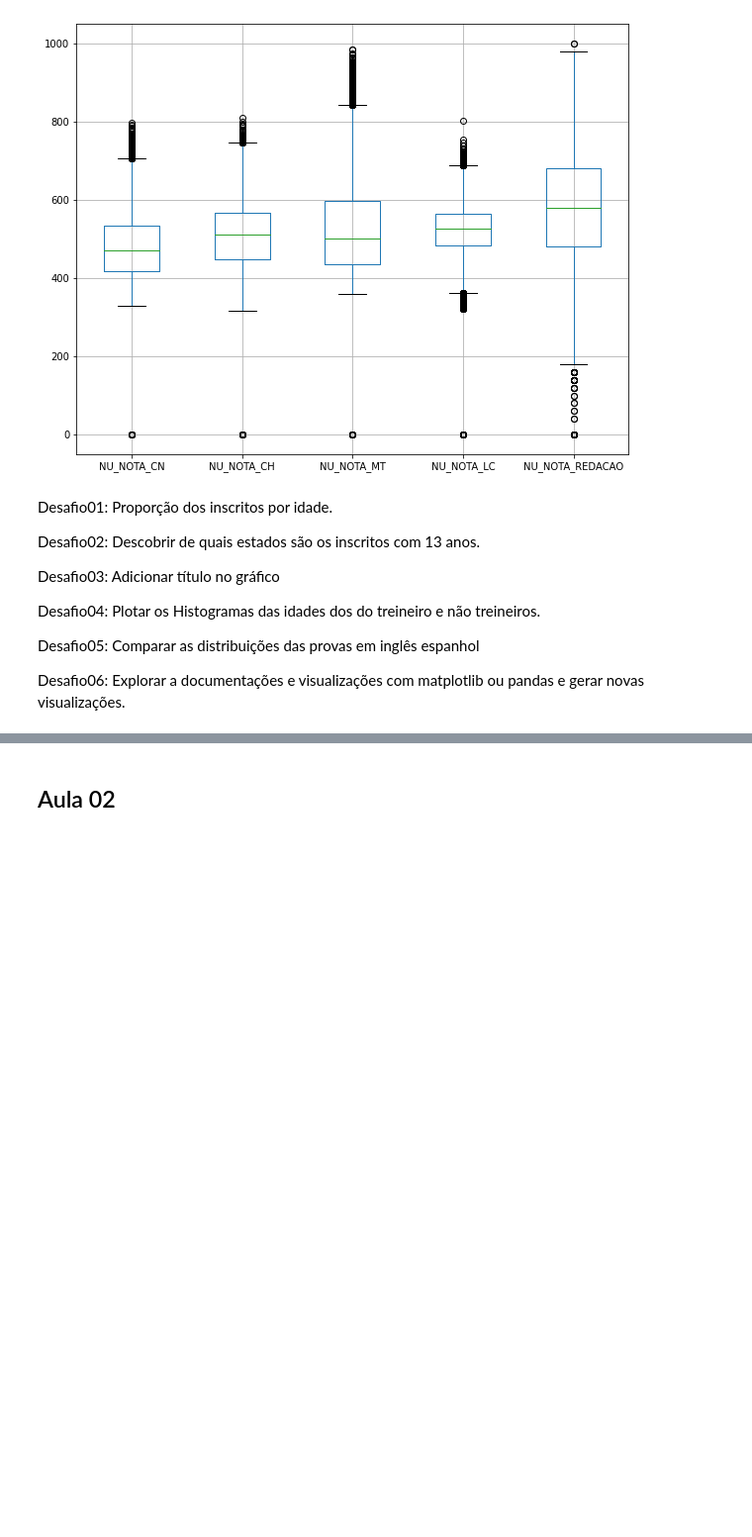
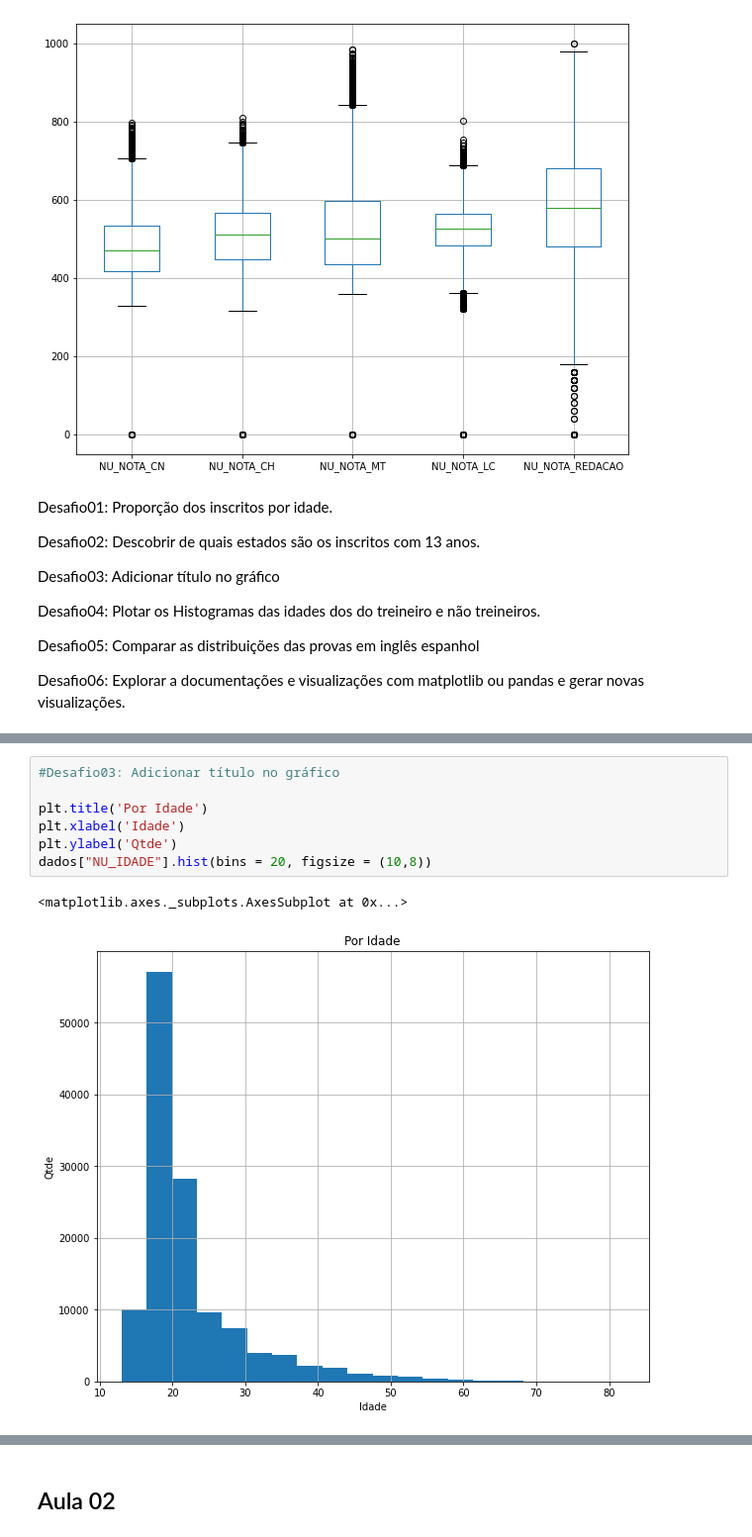
Before and after one commit to Quiteria89/Deploy-Web, a Jupyter notebook: Aula02.ipynb, the cells around one changed output, grey strips where cells are left out. Shown: that part at 99% size. Drawn from its saved outputs; the diff is of its cells as text; blank space fills up the shorter version.

```diff
--- a/Aula02.ipynb
+++ b/Aula02.ipynb
@@ -237,0 +264,10 @@ Desafio06: Explorar a documentações e visualizações com matplotlib ou pandas
+# %%
+#Desafio03: Adicionar título no gráfico
+
+plt.title('Por Idade')
+plt.xlabel('Idade')
+plt.ylabel('Qtde')
+dados["NU_IDADE"].hist(bins = 20, figsize = (10,8))
+# %% [output]
+<matplotlib.axes._subplots.AxesSubplot at 0x...>
+[figure, added]
```
Also changed, not shown: parts of 6 cells of this notebook.
